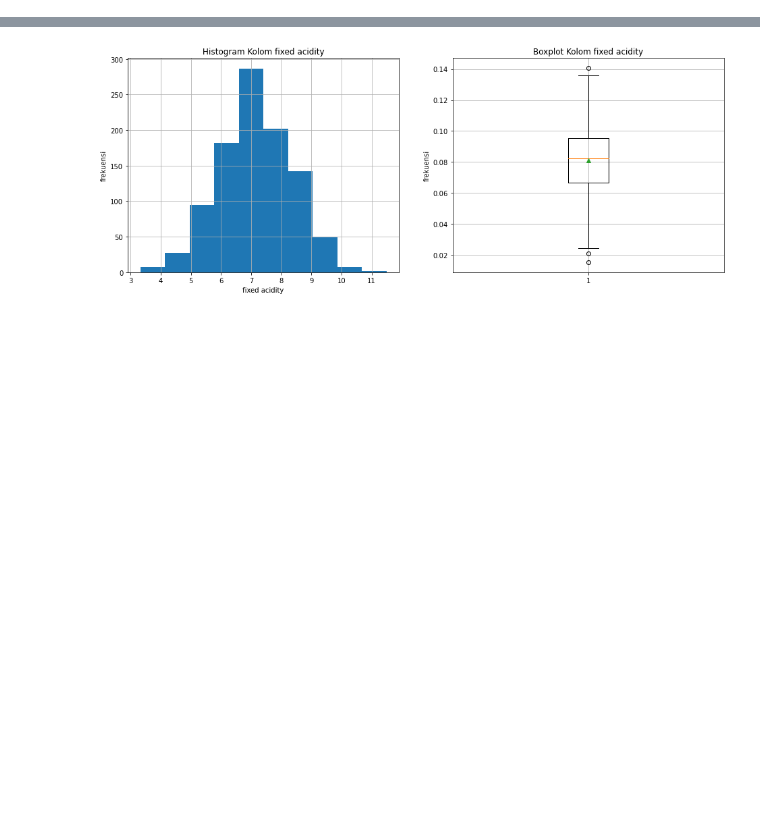
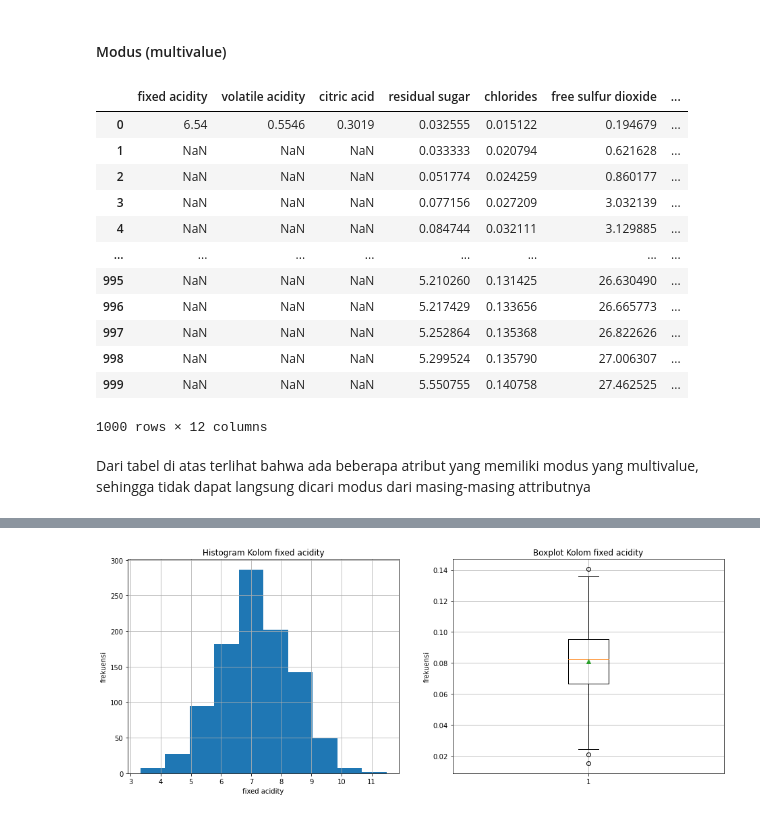
Before and after one commit to bangkitdc/hyphotesis_testing, a Jupyter notebook: main.ipynb, the cells around one changed output, grey strips where cells are left out. Saved outputs shown, nothing was run; the diff lists cells and outputs as text; code cells hidden in the pictures; blank space fills up the shorter version.

```diff
--- a/main.ipynb
+++ b/main.ipynb
@@ -41,0 +109,20 @@ df
+# %%
+display(Markdown("#### Modus (multivalue)"))
+no1.mode()
+# %% [output]
+#### Modus (multivalue)
+|  | fixed acidity | volatile acidity | citric acid | residual sugar | chlorides | free sulfur dioxide | ... |
+| 0 | 6.54 | 0.5546 | 0.3019 | 0.032555 | 0.015122 | 0.194679 | ... |
+| 1 | NaN | NaN | NaN | 0.033333 | 0.020794 | 0.621628 | ... |
+| 2 | NaN | NaN | NaN | 0.051774 | 0.024259 | 0.860177 | ... |
+| 3 | NaN | NaN | NaN | 0.077156 | 0.027209 | 3.032139 | ... |
+| 4 | NaN | NaN | NaN | 0.084744 | 0.032111 | 3.129885 | ... |
+| ... | ... | ... | ... | ... | ... | ... | ... |
+| 995 | NaN | NaN | NaN | 5.210260 | 0.131425 | 26.630490 | ... |
+| 996 | NaN | NaN | NaN | 5.217429 | 0.133656 | 26.665773 | ... |
+| 997 | NaN | NaN | NaN | 5.252864 | 0.135368 | 26.822626 | ... |
+| 998 | NaN | NaN | NaN | 5.299524 | 0.135790 | 27.006307 | ... |
+| 999 | NaN | NaN | NaN | 5.550755 | 0.140758 | 27.462525 | ... |
+1000 rows × 12 columns
+# %% [markdown]
+Dari tabel di atas terlihat bahwa ada beberapa atribut yang memiliki modus yang multivalue, sehingga tidak dapat langsung dicari modus dari masing-masing attributnya
```
Also changed, not shown: parts of 20 cells of this notebook, 1 other file.
